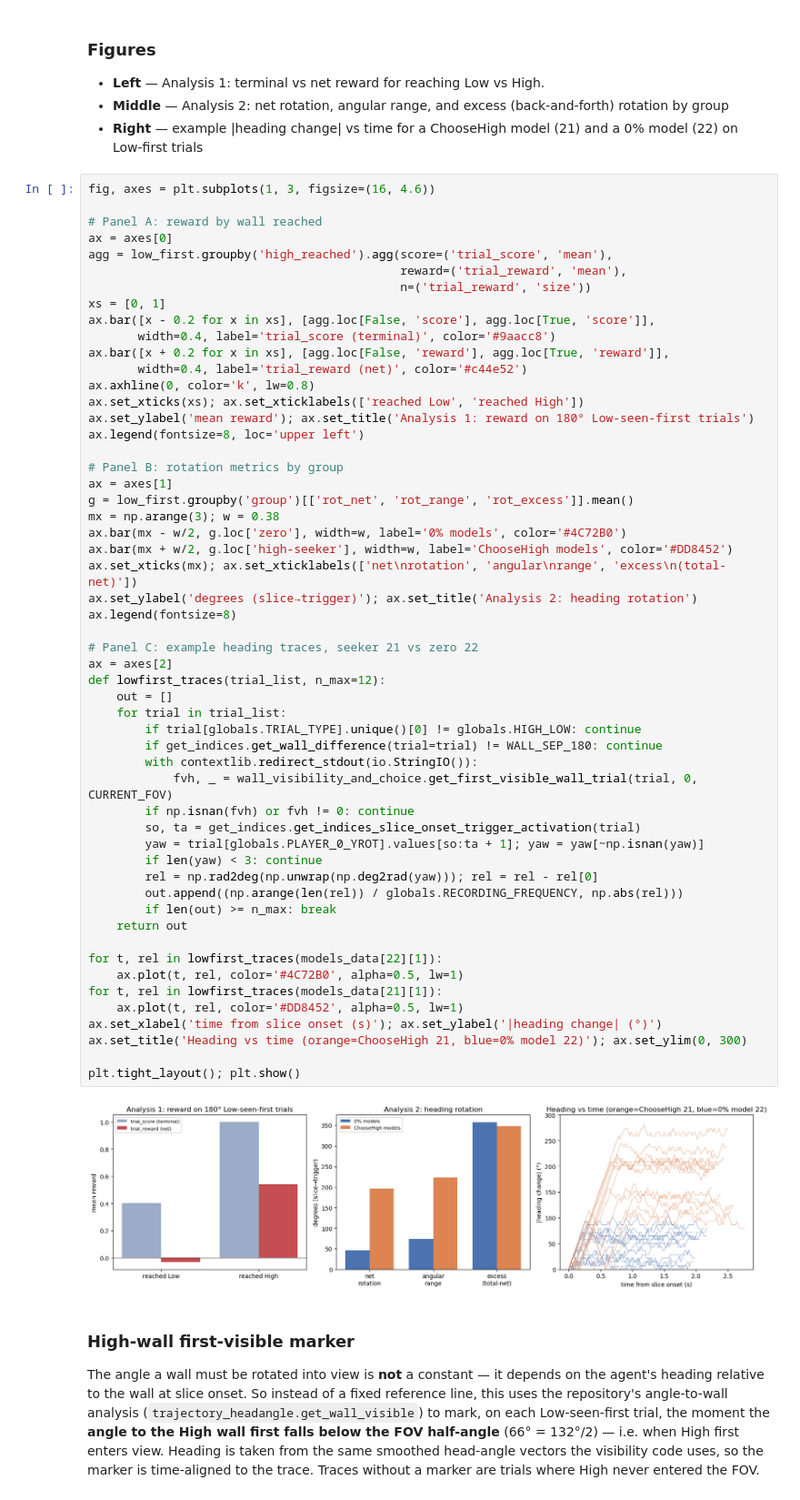
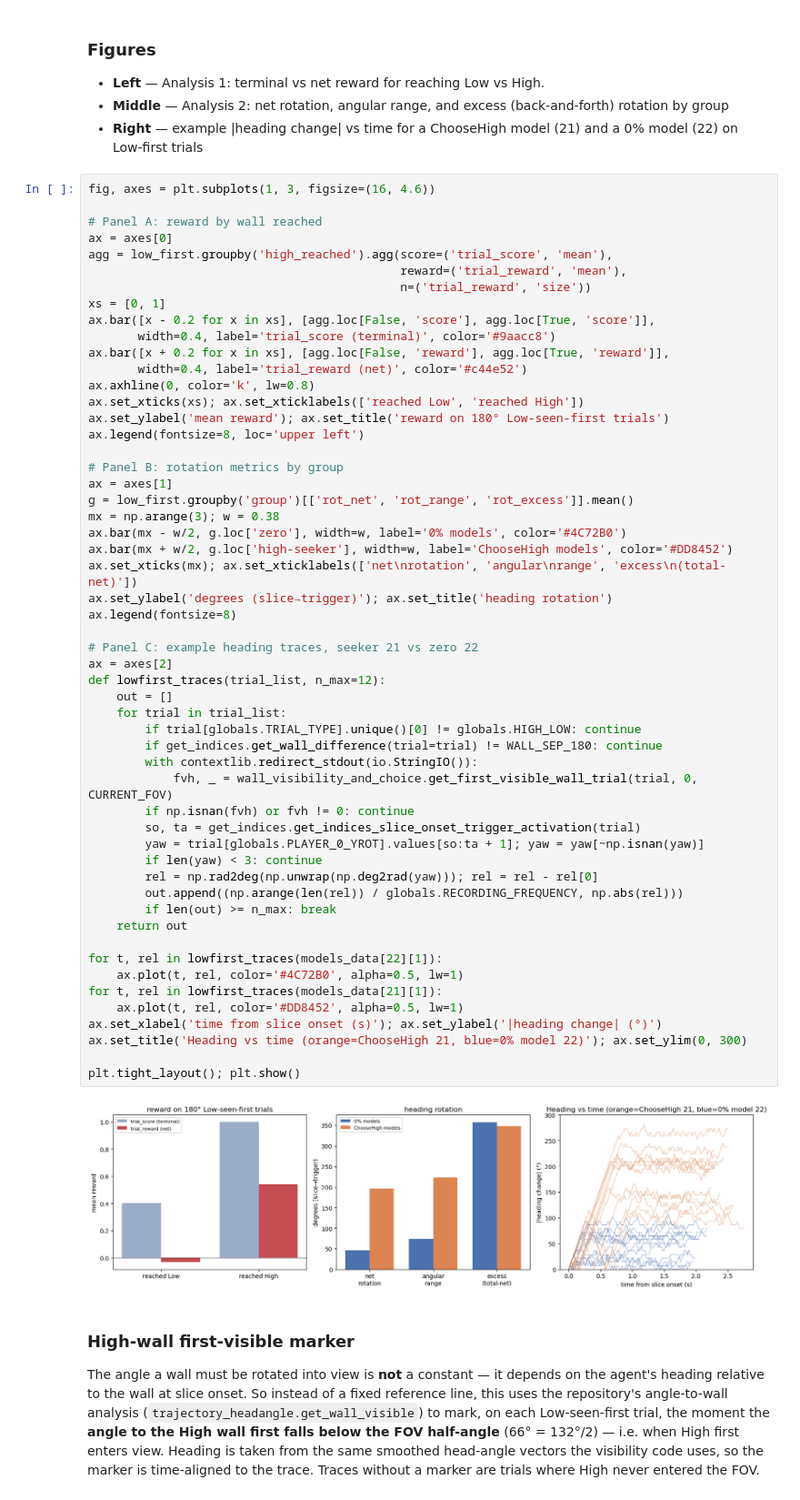
Before and after one commit to tomhagley6/octagon_analysis, a Jupyter notebook: demos/sim_parsing_demo.ipynb, the cells around one changed output. Shown at 91% size. Drawn from its saved outputs; the diff is of its cells as text.

```diff
--- a/demos/sim_parsing_demo.ipynb
+++ b/demos/sim_parsing_demo.ipynb
@@ -384,7 +384,7 @@ ax.bar([x + 0.2 for x in xs], [agg.loc[False, 'reward'], agg.loc[True, 'reward']
        width=0.4, label='trial_reward (net)', color='#c44e52')
 ax.axhline(0, color='k', lw=0.8)
 ax.set_xticks(xs); ax.set_xticklabels(['reached Low', 'reached High'])
-ax.set_ylabel('mean reward'); ax.set_title('Analysis 1: reward on 180° Low-seen-first trials')
+ax.set_ylabel('mean reward'); ax.set_title('reward on 180° Low-seen-first trials')
 ax.legend(fontsize=8, loc='upper left')
 
 # Panel B: rotation metrics by group
@@ -394,37 +394,37 @@ mx = np.arange(3); w = 0.38
 ax.bar(mx - w/2, g.loc['zero'], width=w, label='0% models', color='#4C72B0')
 ax.bar(mx + w/2, g.loc['high-seeker'], width=w, label='ChooseHigh models', color='#DD8452')
 ax.set_xticks(mx); ax.set_xticklabels(['net\nrotation', 'angular\nrange', 'excess\n(total-net)'])
-ax.set_ylabel('degrees (slice→trigger)'); ax.set_title('Analysis 2: heading rotation')
+ax.set_ylabel('degrees (slice→trigger)'); ax.set_title('heading rotation')
 ax.legend(fontsize=8)
 
 # Panel C: example heading traces, seeker 21 vs zero 22
 ax = axes[2]
 def lowfirst_traces(trial_list, n_max=12):
     out = []
     for trial in trial_list:
         if trial[globals.TRIAL_TYPE].unique()[0] != globals.HIGH_LOW: continue
         if get_indices.get_wall_difference(trial=trial) != WALL_SEP_180: continue
         with contextlib.redirect_stdout(io.StringIO()):
             fvh, _ = wall_visibility_and_choice.get_first_visible_wall_trial(trial, 0, CURRENT_FOV)
         if np.isnan(fvh) or fvh != 0: continue
         so, ta = get_indices.get_indices_slice_onset_trigger_activation(trial)
         yaw = trial[globals.PLAYER_0_YROT].values[so:ta + 1]; yaw = yaw[~np.isnan(yaw)]
         if len(yaw) < 3: continue
         rel = np.rad2deg(np.unwrap(np.deg2rad(yaw))); rel = rel - rel[0]
         out.append((np.arange(len(rel)) / globals.RECORDING_FREQUENCY, np.abs(rel)))
         if len(out) >= n_max: break
     return out
 
 for t, rel in lowfirst_traces(models_data[22][1]):
     ax.plot(t, rel, color='#4C72B0', alpha=0.5, lw=1)
 for t, rel in lowfirst_traces(models_data[21][1]):
     ax.plot(t, rel, color='#DD8452', alpha=0.5, lw=1)
 ax.set_xlabel('time from slice onset (s)'); ax.set_ylabel('|heading change| (°)')
 ax.set_title('Heading vs time (orange=ChooseHigh 21, blue=0% model 22)'); ax.set_ylim(0, 300)
 
 plt.tight_layout(); plt.show()
 # %% [output]
-[figure, old version]
+[figure, new version]
 # %% [markdown]
 ### High-wall first-visible marker
 
```
Also changed, not shown: parts of 1 cell of this notebook, 1 other file.
